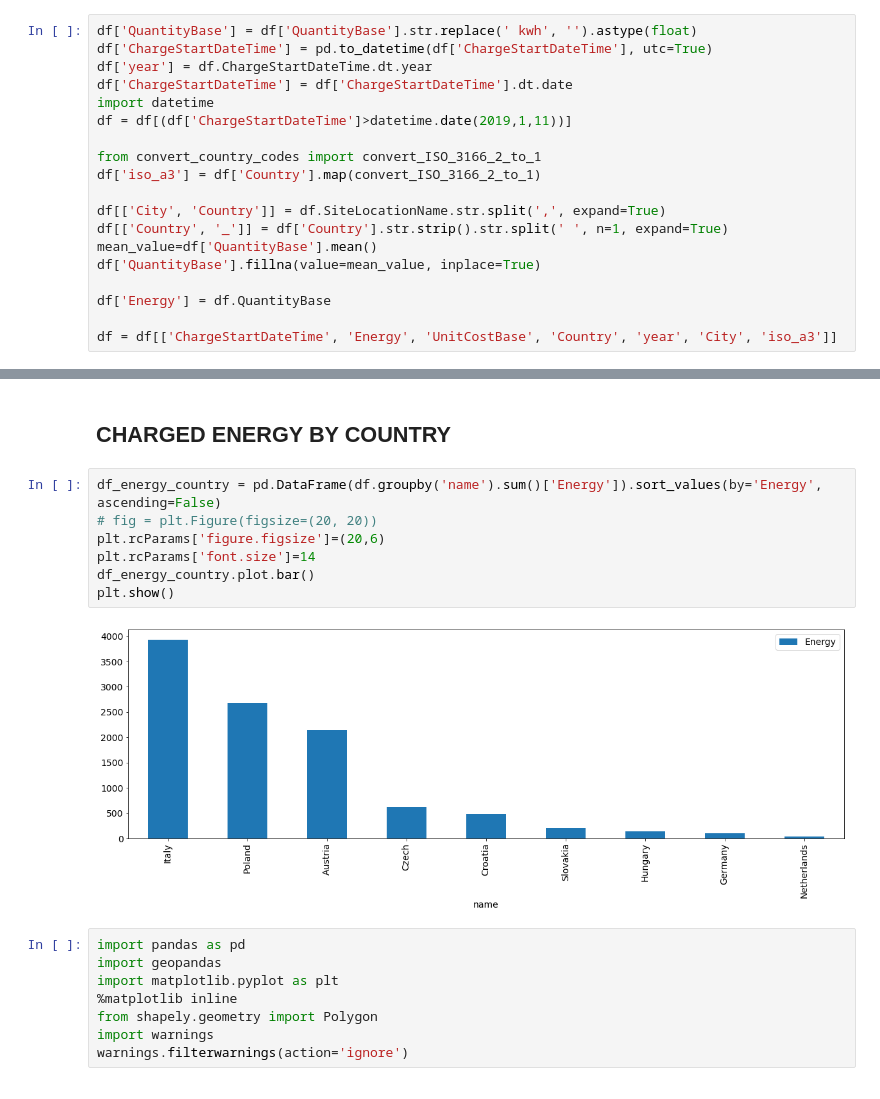
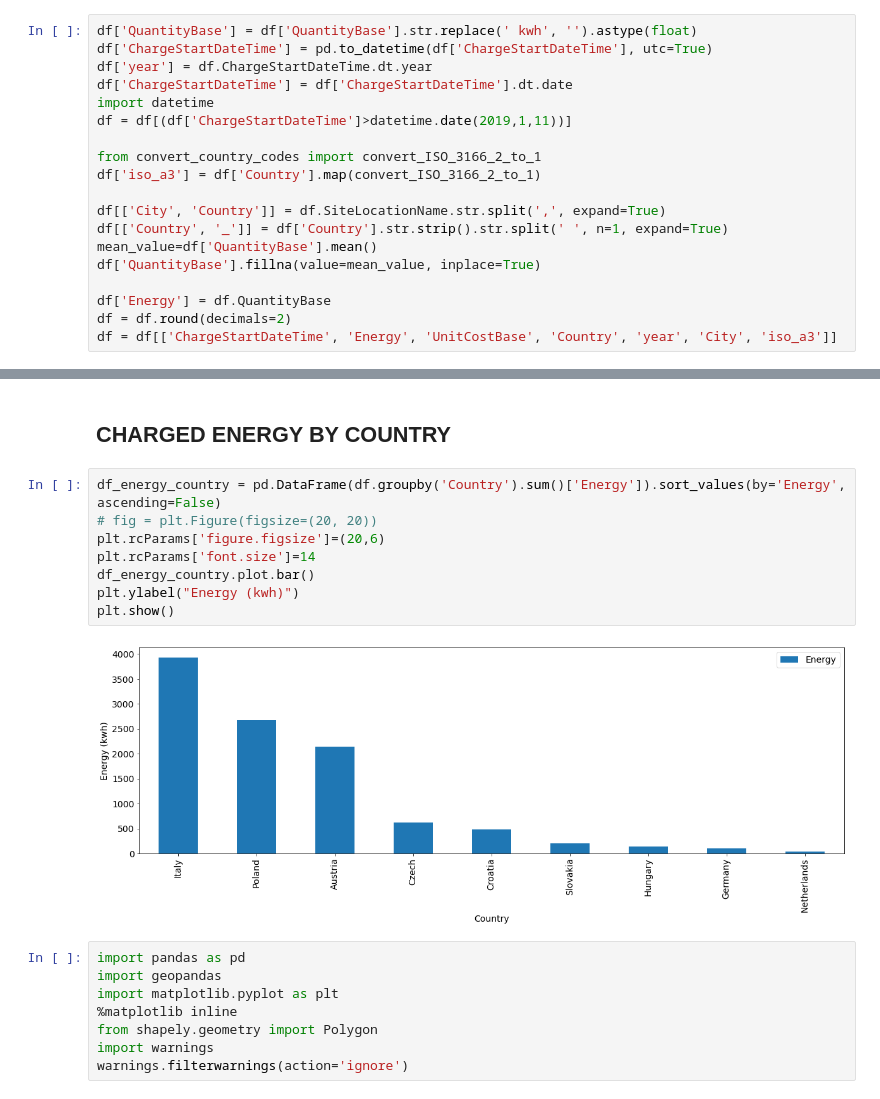
Before and after one commit to andrzejmalota/tesla_model_s_charging_analysis, a Jupyter notebook: tesla_supercharger_energy_analysis.ipynb, the cells around one changed output, grey strips where cells are left out. Cells and saved outputs as stored; diff of their text form.

```diff
--- a/tesla_supercharger_energy_analysis.ipynb
+++ b/tesla_supercharger_energy_analysis.ipynb
@@ -30,7 +30,7 @@ mean_value=df['QuantityBase'].mean()
 df['QuantityBase'].fillna(value=mean_value, inplace=True)
 
 df['Energy'] = df.QuantityBase
-
+df = df.round(decimals=2)
 df = df[['ChargeStartDateTime', 'Energy', 'UnitCostBase', 'Country', 'year', 'City', 'iso_a3']]
 # %%
 df.head()
@@ -87,14 +88,15 @@ plt.show()
 # %% [markdown]
 ## CHARGED ENERGY BY COUNTRY
 # %%
-df_energy_country = pd.DataFrame(df.groupby('name').sum()['Energy']).sort_values(by='Energy', ascending=False)
+df_energy_country = pd.DataFrame(df.groupby('Country').sum()['Energy']).sort_values(by='Energy', ascending=False)
 # fig = plt.Figure(figsize=(20, 20))
 plt.rcParams['figure.figsize']=(20,6)
 plt.rcParams['font.size']=14
 df_energy_country.plot.bar()
+plt.ylabel("Energy (kwh)")
 plt.show()
 # %% [output]
-[figure, old version]
+[figure, new version]
 # %%
 import pandas as pd
 import geopandas
```
Also changed, not shown: parts of 13 cells of this notebook.
